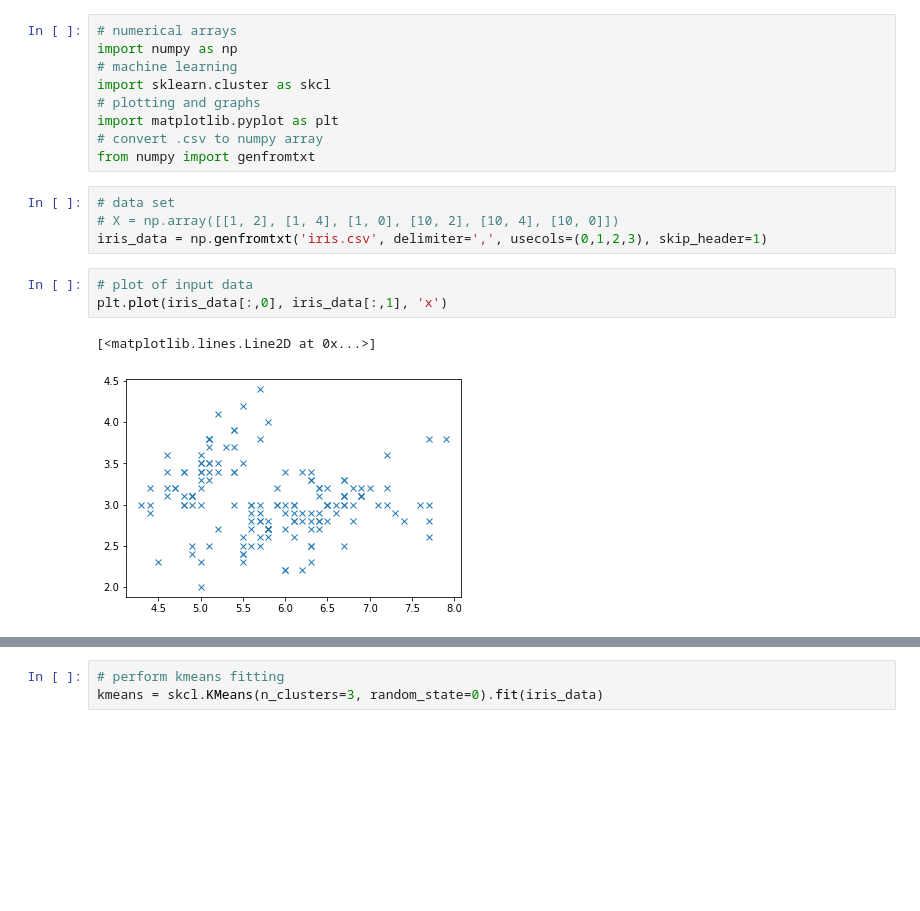
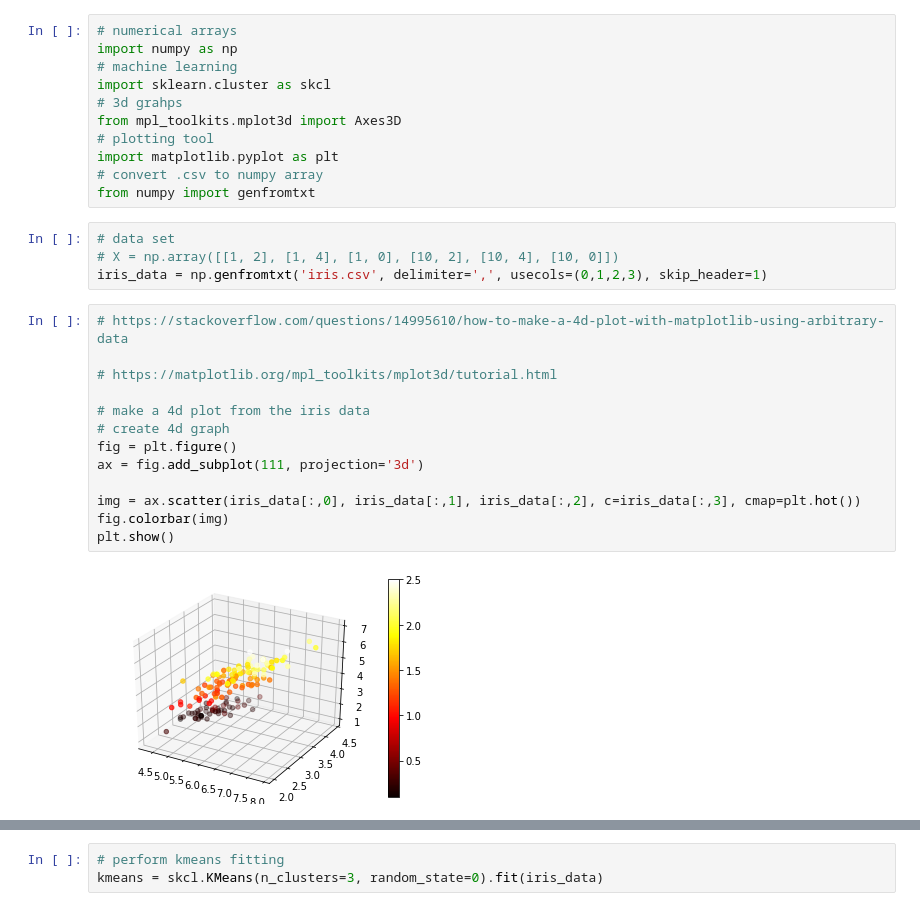
Before and after one commit to AntoMoore/Emerging-Technology-Assessments, a Jupyter notebook: Iris-k-means.ipynb, the cells around one changed output, grey strips where cells are left out. Saved outputs shown, nothing was run; the diff lists cells and outputs as text; blank space fills up the shorter version.

```diff
--- a/Iris-k-means.ipynb
+++ b/Iris-k-means.ipynb
@@ -3,7 +8,9 @@
 import numpy as np
 # machine learning
 import sklearn.cluster as skcl
-# plotting and graphs
+# 3d grahps
+from mpl_toolkits.mplot3d import Axes3D
+# plotting tool
 import matplotlib.pyplot as plt
 # convert .csv to numpy array
 from numpy import genfromtxt
@@ -11,9 +18,18 @@ from numpy import genfromtxt
 # data set
 # X = np.array([[1, 2], [1, 4], [1, 0], [10, 2], [10, 4], [10, 0]])
 iris_data = np.genfromtxt('iris.csv', delimiter=',', usecols=(0,1,2,3), skip_header=1)
-# %%
-# plot of input data
-plt.plot(iris_data[:,0], iris_data[:,1], 'x')
-# %% [output]
-[<matplotlib.lines.Line2D at 0x...>]
-[figure, removed]
+# %%
+# https://stackoverflow.com/questions/14995610/how-to-make-a-4d-plot-with-matplotlib-using-arbitrary-data
+
+# https://matplotlib.org/mpl_toolkits/mplot3d/tutorial.html
+
+# make a 4d plot from the iris data
+# create 4d graph
+fig = plt.figure()
+ax = fig.add_subplot(111, projection='3d')
+
+img = ax.scatter(iris_data[:,0], iris_data[:,1], iris_data[:,2], c=iris_data[:,3], cmap=plt.hot())
+fig.colorbar(img)
+plt.show()
+# %% [output]
+[figure, added]
```
Also changed, not shown: parts of 7 cells of this notebook, 2 other files.
